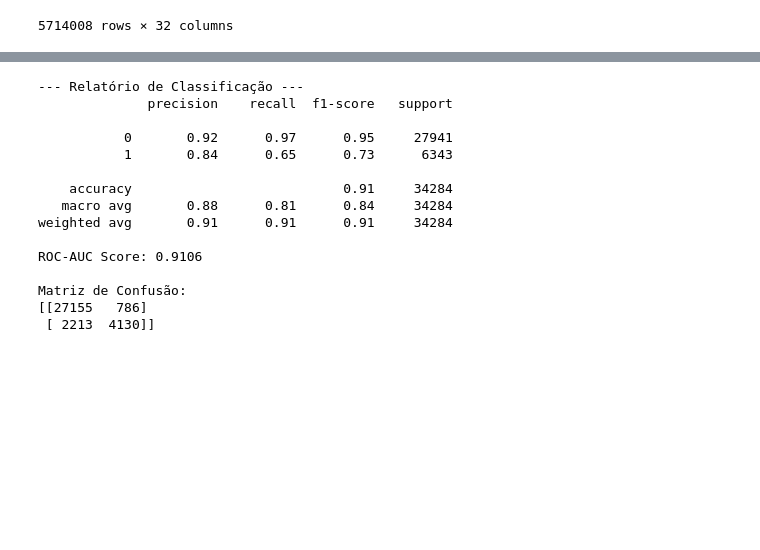
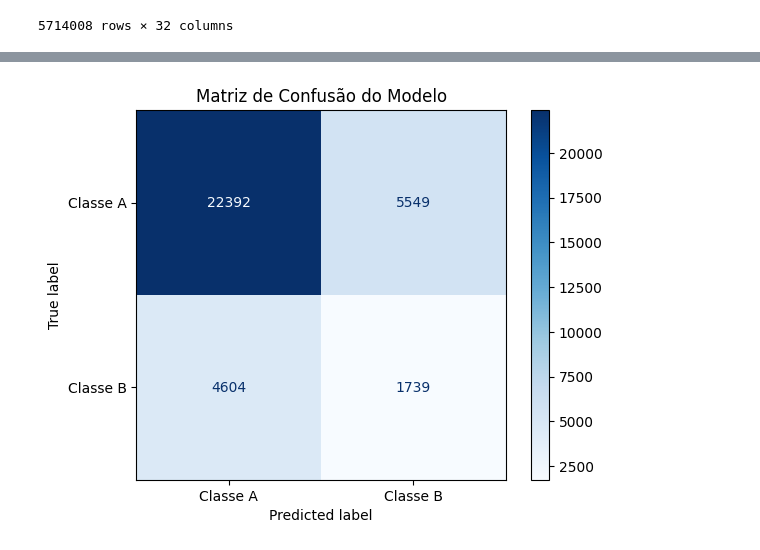
Before and after one commit to phperesdasilva/tech_challenge_3_ML, a Jupyter notebook: code/data_exploration.ipynb, the cells around one changed output, grey strips where cells are left out. Cells and saved outputs as stored; diff of their text form; code cells hidden in the pictures; blank space fills up the shorter version.

Commit message:
best stats to date, used label encoding and one hot encoding

```diff
--- a/code/data_exploration.ipynb
+++ b/code/data_exploration.ipynb
@@ -174,48 +148,21 @@ Threshold 0.5 | Recall: 0.68 | Precisão: 0.94
-# %%
-# Inicializando o modelo
-# n_jobs=-1 usa todos os núcleos do seu i7 para acelerar o treino
-from sklearn.ensemble import RandomForestClassifier
-from sklearn.metrics import classification_report, confusion_matrix, roc_auc_score
-
-
-model_rf = RandomForestClassifier(n_estimators=100,
-                                  max_depth=15,
-                                  random_state=42,
-                                  class_weight='balanced',
-                                  n_jobs=-1)
-
-# Treinando
-model_rf.fit(x_train, y_train)
-
-# Predições
-y_pred = model_rf.predict(x_test)
-y_proba = model_rf.predict_proba(x_test)[:, 1]
-
-print("--- Relatório de Classificação ---")
-print(classification_report(y_test, y_pred))
-
-print(f"ROC-AUC Score: {roc_auc_score(y_test, y_proba):.4f}")
-
-# Matriz de Confusão para entender Falsos Positivos e Falsos Negativos
-conf_matrix = confusion_matrix(y_test, y_pred)
-print("\nMatriz de Confusão:")
-print(conf_matrix)
-# %% [output]
---- Relatório de Classificação ---
-              precision    recall  f1-score   support
-
-           0       0.92      0.97      0.95     27941
-           1       0.84      0.65      0.73      6343
-
-    accuracy                           0.91     34284
-   macro avg       0.88      0.81      0.84     34284
-weighted avg       0.91      0.91      0.91     34284
-
-ROC-AUC Score: 0.9106
-
-Matriz de Confusão:
-[[27155   786]
- [ 2213  4130]]
+# %%
+from sklearn.metrics import confusion_matrix, ConfusionMatrixDisplay
+
+# Supondo que você já tenha:
+# y_test: os valores reais
+# y_pred: os valores que o seu modelo previu
+
+# 1. Criar a matriz numérica
+cm = confusion_matrix(y_test, y_pred_xgb)
+
+# 2. Plotar de forma amigável
+disp = ConfusionMatrixDisplay(confusion_matrix=cm, display_labels=['Classe A', 'Classe B'])
+disp.plot(cmap='Blues')
+
+plt.title('Matriz de Confusão do Modelo')
+plt.show()
+# %% [output]
+[figure, added]
 # %%
 # Pegando as importâncias do modelo treinado
 importancias = pd.DataFrame({
```
Also changed, not shown: parts of 7 cells of this notebook, 2 other files.
